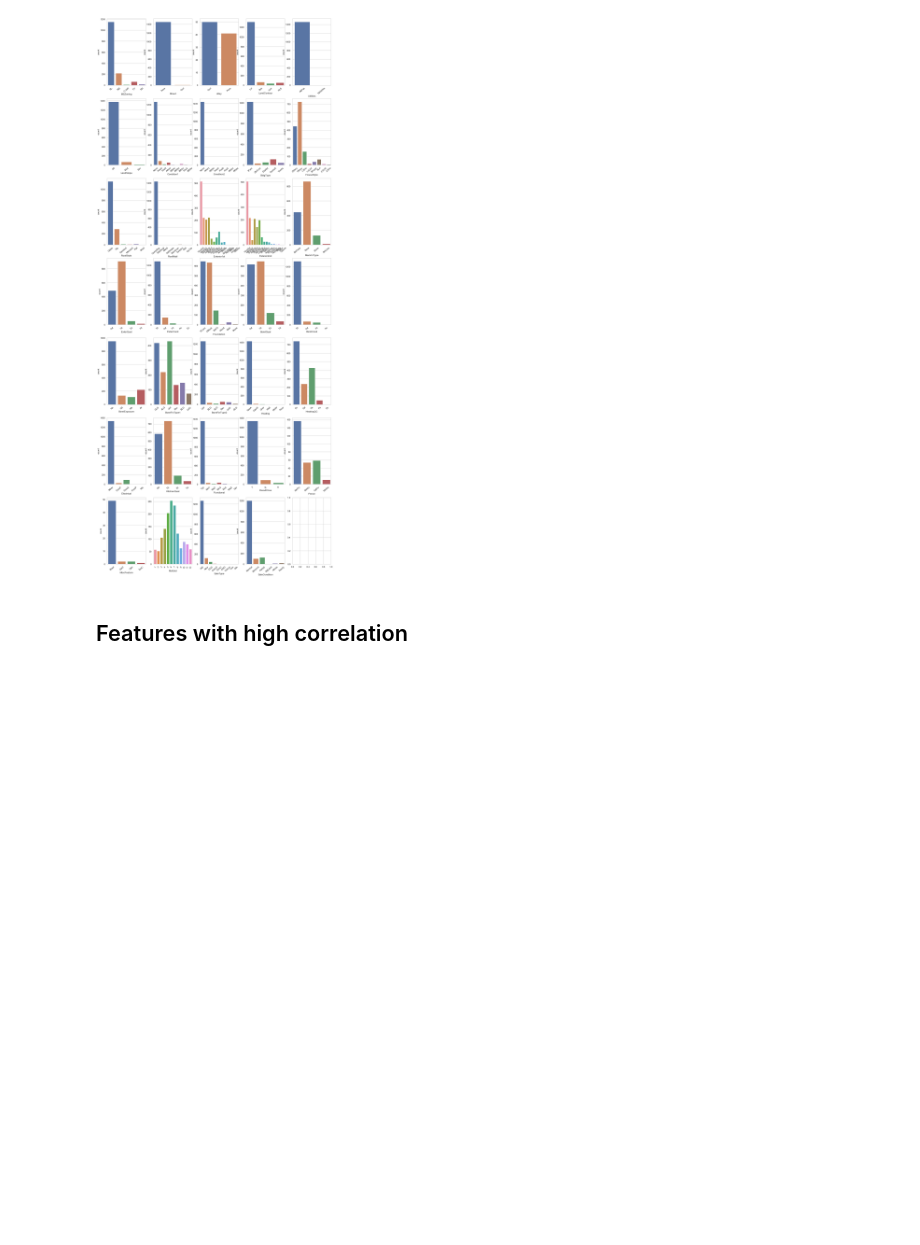
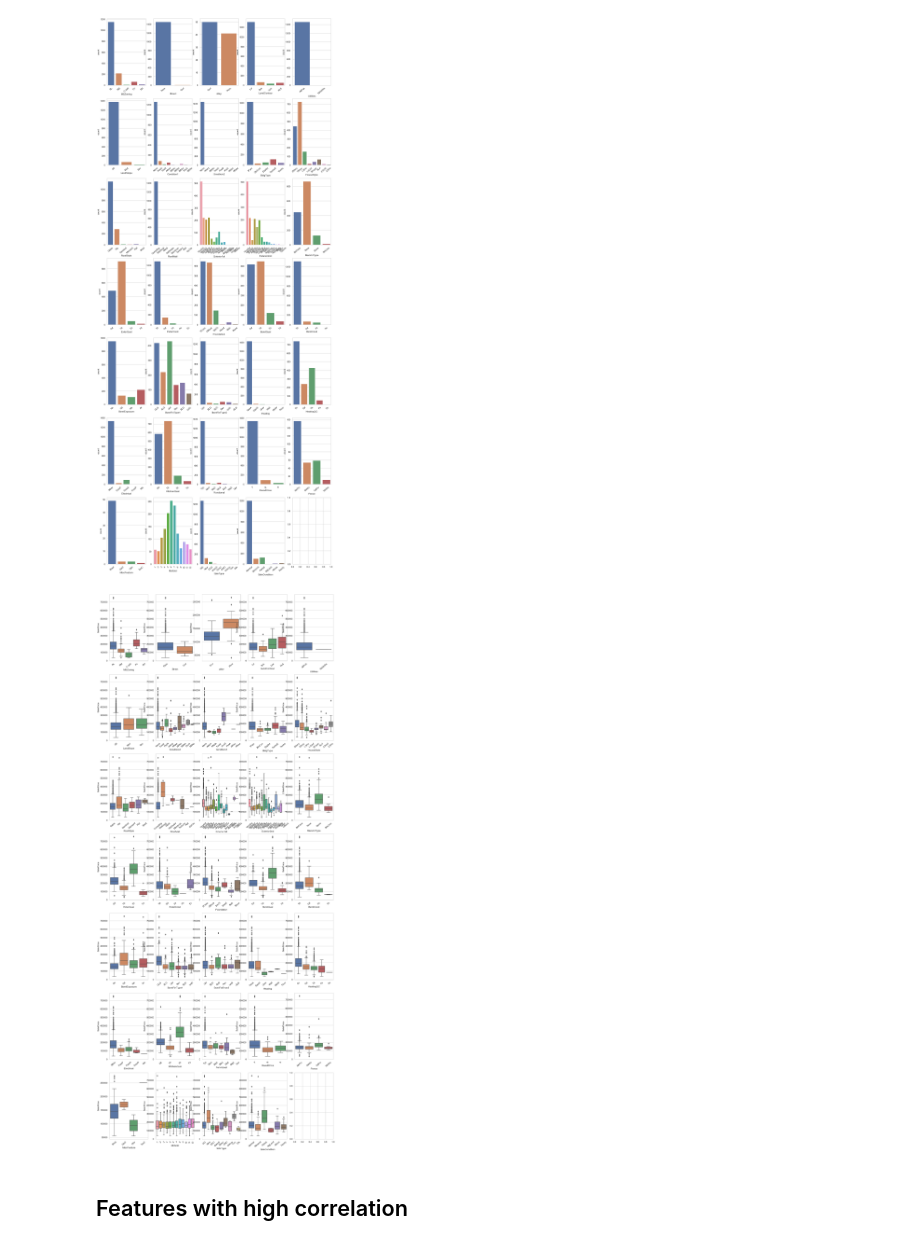
Before and after one commit to ryanhpark/HousingPricePrediction_ML, a Jupyter notebook: Ryan/EDA.ipynb, the cells around one changed output. Drawn from its saved outputs; the diff is of its cells as text; code cells hidden in the pictures; blank space fills up the shorter version.

```diff
--- a/Ryan/EDA.ipynb
+++ b/Ryan/EDA.ipynb
@@ -185,6 +195,15 @@ for col, subplot in zip(cat_unimp_cols, ax.flatten()):
         label.set_rotation(40)
 # %% [output]
 [figure]
+# %%
+# Boxplots of the categorical features from the list of non-critical factors
+fig, ax = plt.subplots(7, 5, figsize=(20, 50))
+for col, subplot in zip(cat_unimp_cols, ax.flatten()):
+    sns.boxplot(data = train, x = col, y = "SalePrice", ax=subplot)
+    for label in subplot.get_xticklabels():
+        label.set_rotation(40)
+# %% [output]
+[figure, added]
 # %% [markdown]
 ## Features with high correlation
 # %%
```
Also changed, not shown: parts of 11 cells of this notebook.
